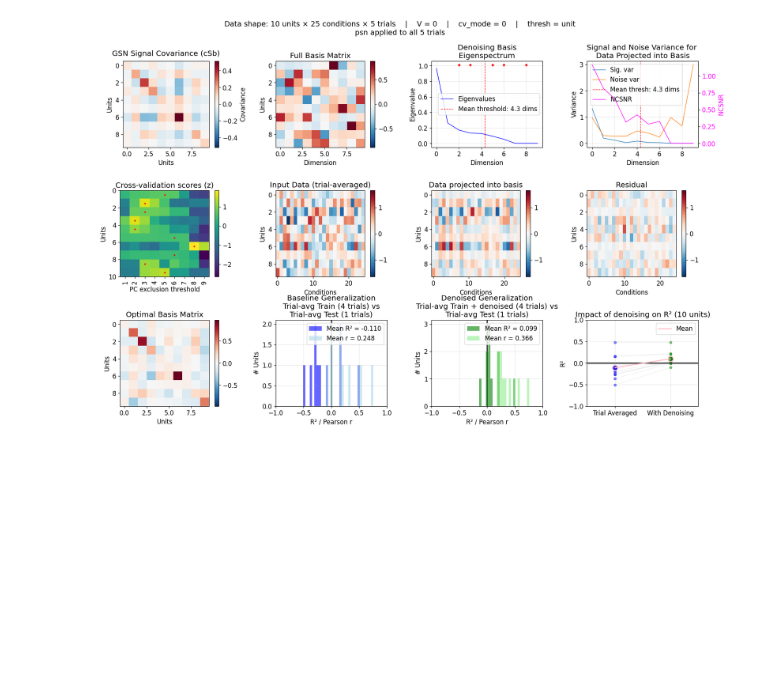
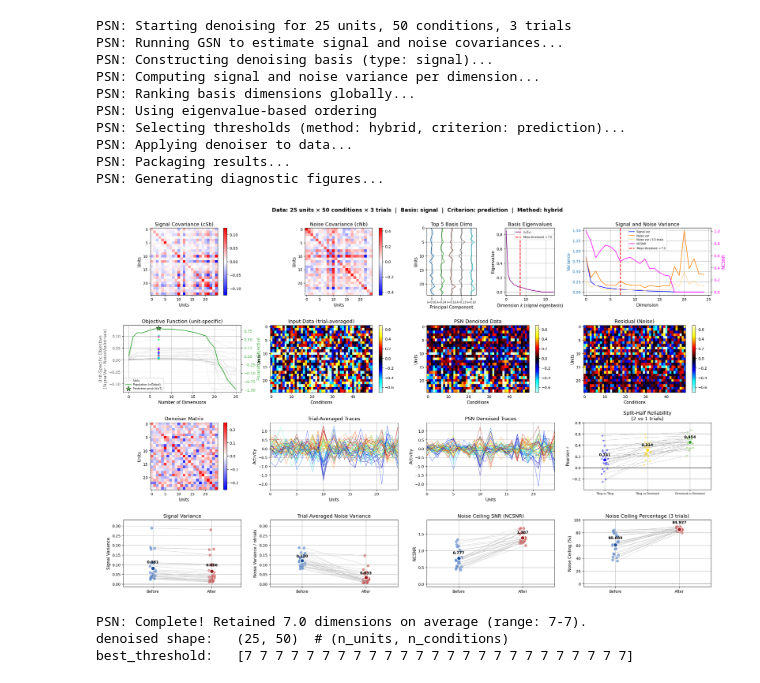
Before and after one commit to jacob-prince/PSN, a Jupyter notebook: examples/psn_demo.ipynb, the cells around one changed output. Saved outputs shown, nothing was run; the diff lists cells and outputs as text; code cells hidden in the pictures; blank space fills up the shorter version.

```diff
--- a/examples/psn_demo.ipynb
+++ b/examples/psn_demo.ipynb
@@ -57,15 +35,10 @@ Create synthetic neural data with a known signal/noise structure. We'll simulate
 # %%
-# Generate synthetic neural data using PSN's simulate module
-data, _, ground_truth = simulate.generate_data(
+data, _, ground_truth = generate_data(
     nvox=25,
     ncond=50,
     ntrial=3,
-    noise_multiplier=3,
-    align_alpha=0.5,
-    align_k=10,
-    signal_decay=2,
-    noise_decay=1.25,
-    want_fig=True,
-    random_seed=42
+    random_seed=42,
 )
+
+print(f"data shape: {data.shape}  # (n_units, n_conditions, n_trials)")
 # %% [output]
@@ -73,5 +52,21 @@ data, _, ground_truth = simulate.generate_data(
 # %%
-denoiser = PSN()
-signal = denoiser.fit_transform(data)
+results = psn(data)
+
+denoised = results['denoiseddata']
+print(f"denoised shape:   {denoised.shape}  # (n_units, n_conditions)")
+print(f"best_threshold:   {results['best_threshold']}")
 # %% [output]
+PSN: Starting denoising for 25 units, 50 conditions, 3 trials
+PSN: Running GSN to estimate signal and noise covariances...
+PSN: Constructing denoising basis (type: signal)...
+PSN: Computing signal and noise variance per dimension...
+PSN: Ranking basis dimensions globally...
+PSN: Using eigenvalue-based ordering
+PSN: Selecting thresholds (method: hybrid, criterion: prediction)...
+PSN: Applying denoiser to data...
+PSN: Packaging results...
+PSN: Generating diagnostic figures...
-[figure, old version]
+[figure, new version]
+PSN: Complete! Retained 7.0 dimensions on average (range: 7-7).
+denoised shape:   (25, 50)  # (n_units, n_conditions)
+best_threshold:   [7 7 7 7 7 7 7 7 7 7 7 7 7 7 7 7 7 7 7 7 7 7 7 7 7]
```
Also changed, not shown: parts of 7 cells of this notebook, 1 other file.
